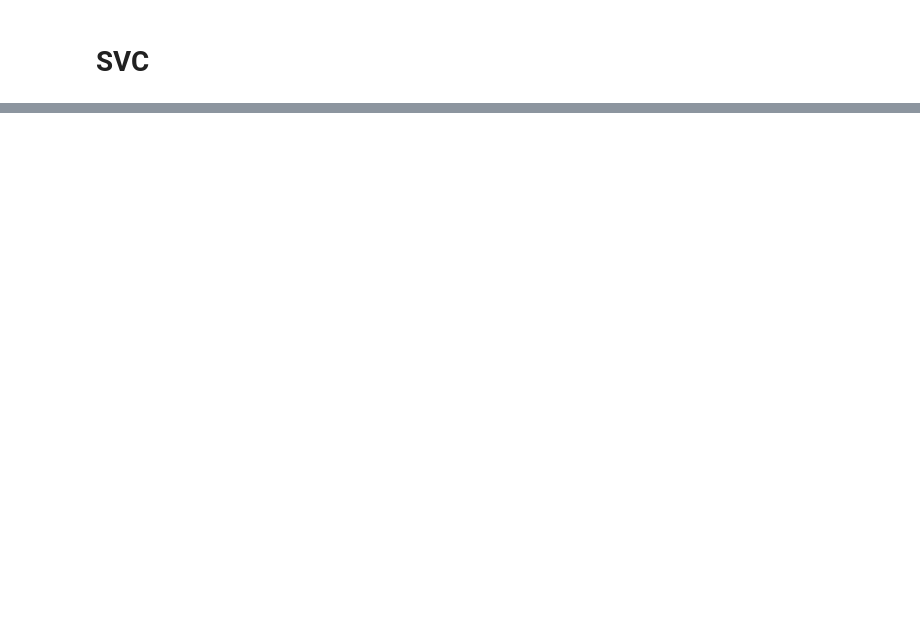
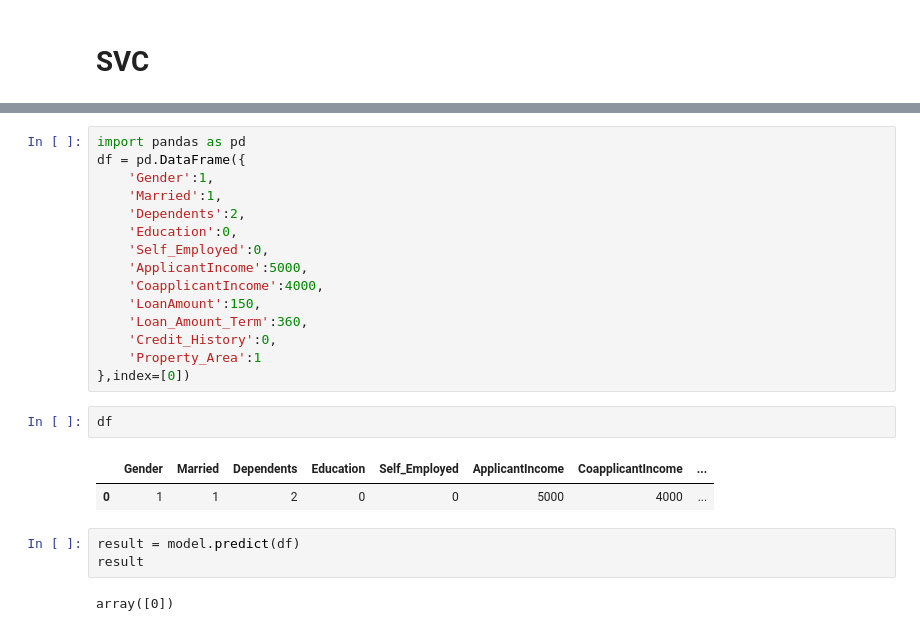
Before and after one commit to Reyad02/loan-status-predictor, a Jupyter notebook: app.ipynb, the cells around one changed output, grey strips where cells are left out. Drawn from its saved outputs; the diff is of its cells as text; blank space fills up the shorter version.

```diff
--- a/app.ipynb
+++ b/app.ipynb
@@ -477,0 +753,25 @@ rs_svc.best_params_
+# %%
+import pandas as pd
+df = pd.DataFrame({
+    'Gender':1,
+    'Married':1,
+    'Dependents':2,
+    'Education':0,
+    'Self_Employed':0,
+    'ApplicantIncome':5000,
+    'CoapplicantIncome':4000,
+    'LoanAmount':150,
+    'Loan_Amount_Term':360,
+    'Credit_History':0,
+    'Property_Area':1
+},index=[0])
+# %%
+df
+# %% [output]
+|  | Gender | Married | Dependents | Education | Self_Employed | ApplicantIncome | CoapplicantIncome | ... |
+| 0 | 1 | 1 | 2 | 0 | 0 | 5000 | 4000 | ... |
+# %%
+result = model.predict(df)
+result
+# %% [output]
+array([0])
```
Also changed, not shown: parts of 33 cells of this notebook, 1 other file.
